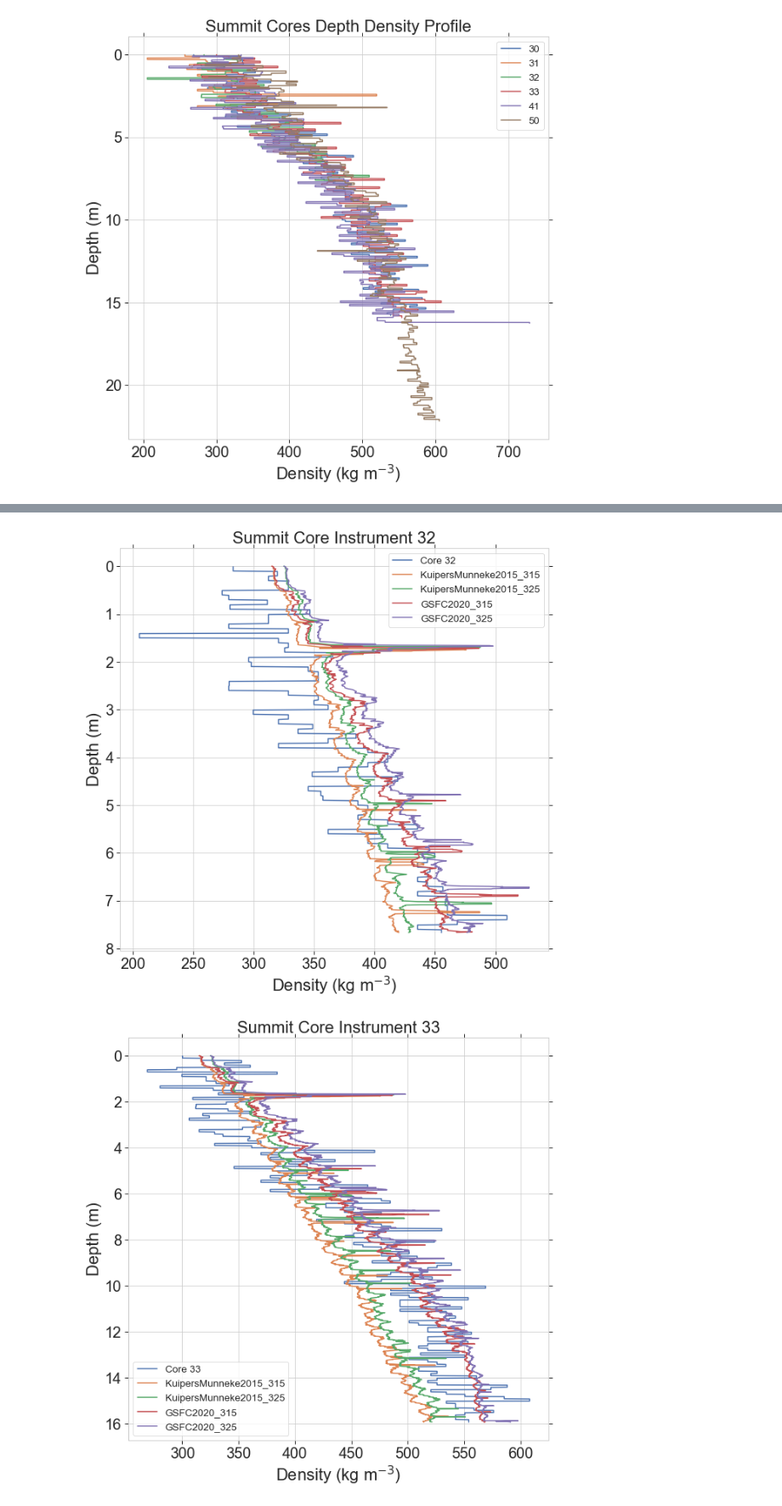
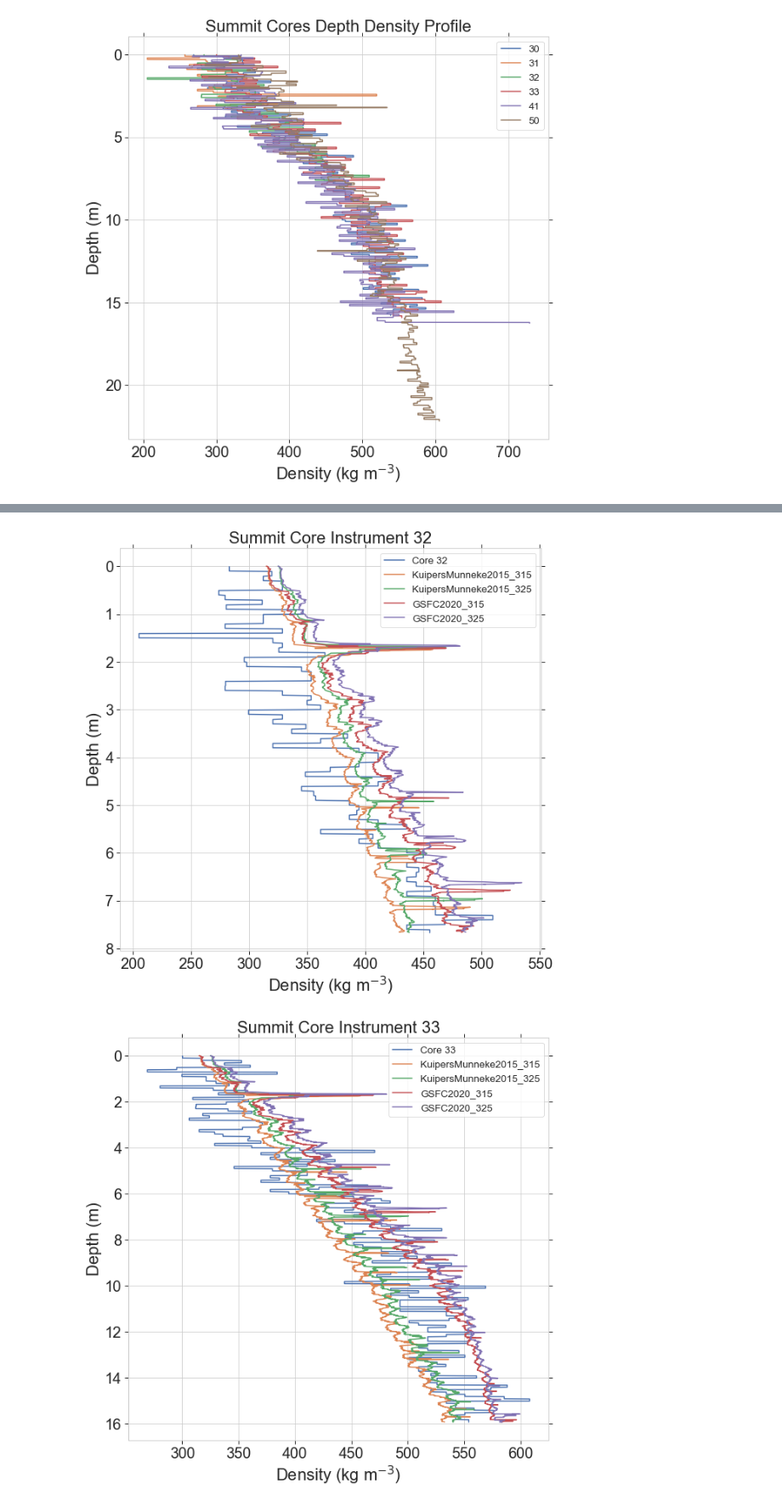
Before and after one commit to maximusjstevens/firncover, a Jupyter notebook: Summit_Model_Comp.ipynb, the cells around one changed output, grey strips where cells are left out. Shown at 85% size. Cells and saved outputs as stored; diff of their text form; code cells hidden in the pictures.

```diff
--- a/Summit_Model_Comp.ipynb
+++ b/Summit_Model_Comp.ipynb
@@ -289,7 +321,7 @@ endf = toYearFraction(i30d.index[-1]) #index [-1] indicating the end
 
 modeled_comp_dict = {}
 
-for model_name in rd.keys():
+for model_name in rd2.keys():
     modeled_comp_dict[model_name]=getModeledCompaction(stdf,endf,st_top,st_bot,model_name)
     # print(modeled_comp_dict[model_name])
 # %%
@@ -313,7 +345,7 @@ for model_name in rd.keys():
 # %%
 ## Loop through all instruments for Summit data
 for II in SumIds:
-    f1,a1 = plt.subplots(figsize=(8,5))
+    f1,a1 = plt.subplots(figsize=(11,6))
     compaction_observed = idict[II]
     compaction_observed['comp_rate_yr'].plot(ax=a1)
     a1.set_title(f'Modeled Compaction Rate Instrument {II}')
@@ -328,15 +360,15 @@ for II in SumIds:
 
     modeled_comp_dict = {}
 
-    for model_name in rd.keys():
+    for model_name in rd2.keys():
         modeled_comp_dict[model_name]=getModeledCompaction(stdf,endf,st_top,st_bot,model_name)
         # print(modeled_comp_dict[model_name])
         comp_dataframe = modeled_comp_dict[model_name]
         a1.plot(comp_dataframe.index,comp_dataframe['comp_rate'],label=model_name)
     a1.legend()
     a1.set_xlabel('Date')
-    a1.set_ylabel('Compaction Rate mm/yr')
+    a1.set_ylabel('Compaction Rate m/yr')
 
-    figfilename = f'Instrument_{II}_{lat_val}_{lon_val}_Modeled_Comp.png'
+    figfilename = f'Tplus{t_adjust}_Instrument_{II}_{lat_val}_{lon_val}_Modeled_Comp.png'
     f1.savefig(figfilename)
 # %% [output]
@@ -426,7 +470,7 @@ a1.set_xlabel('Density (kg m$^{-3}$)')
 a1.set_ylabel('Depth (m)')
 a1.invert_yaxis()
 a1.legend()
-figfilename = f'Core_Depth_Density.png'
+figfilename = f'Tplus{t_adjust}_Core_Depth_Density.png'
 f1.savefig(figfilename)
 # %% [output]
 [figure]
@@ -452,10 +503,10 @@ f1.savefig(figfilename)
 
 def getModeledCores(core_date_dec,model_run):
 
-    i_time_st = np.where(rd[model_run]['model_time']>=core_date_dec)[0][0] #index of when model_time equals the core_date (or first model time step after)
+    i_time_st = np.where(rd2[model_run]['model_time']>=core_date_dec)[0][0] #index of when model_time equals the core_date (or first model time step after)
 
-    model_depth = rd[model_run]['depth'][i_time_st,:] #vector of model node depths at i_time_st
-    model_density = rd[model_run]['density'][i_time_st,:] #vector of model node depths at i_time_st
+    model_depth = rd2[model_run]['depth'][i_time_st,:] #vector of model node depths at i_time_st
+    model_density = rd2[model_run]['density'][i_time_st,:] #vector of model node depths at i_time_st
 
     ### Create a pandas dataframe and add some more columns to get quantity we are interested in
     modeled_cores = pd.DataFrame({'depth':model_depth, 'density': model_density})
@@ -474,30 +525,21 @@ for core_num in core_numbers:
     a1.set_title(f'Summit Core Instrument {core_num}')
     a1.set_xlabel('Density (kg m$^{-3}$)')
     a1.set_ylabel('Depth (m)')
-    # figfilename = f'Core_{core_num}_Depth_Density.png'
-    # f1.savefig(figfilename)
 
     core_maximum_depth = core_to_plot.depth.max() #(MS) let's get the maximum depth of the observed core, and we'll use that to only plot the model outputs to that depth.
-
-    # core_df = Summit_cores.loc[core_num] #(MS) you don't need this because you already have core_to_plot
 
     core_date = core_to_plot.index[0] #(MS) this is the date that the core was drilled, in YYYY-MM-DD format
     core_date_dec = toYearFraction(core_date) #(MS) this is the date that the core was drilled, in decimal date format, e.g. 2015.405
 
     modeled_cores_dict = {}
 
-    for model_name in rd.keys():
+    for model_name in rd2.keys():
         modeled_cores_dict[model_name]=getModeledCores(core_date_dec,model_name)
-        # print(modeled_cores_dict[model_name])
         modeled_cores_dataframe = modeled_cores_dict[model_name] #(MS) this is now a dataframe with the depth and density for a particular model run
-        # a1.plot(cores_dataframe[model_name]['density'],cores_dataframe[model_name]['depth'],label=model_name)
-
         modeled_cores_toplot = modeled_cores_dataframe[modeled_cores_dataframe['depth']<core_maximum_depth]
-
         a1.plot( modeled_cores_toplot['density'], modeled_cores_toplot['depth'],label=model_name) #(MS) 'cores_dataframe' is already selecting just the dataframe for a particular model, so we can directly call the columns in that
-
     a1.legend()
     a1.invert_yaxis() #(MS) note that I put this at the same indentation level as f1,a1 = ...
-    figfilename = f'Modeled_Core_{core_num}_Depth_Density.png'
+    figfilename = f'Tplus{t_adjust}_Modeled_Core_{core_num}_Depth_Density.png'
     f1.savefig(figfilename)
 # %% [output]
@@ -506,2 +548,2 @@ for core_num in core_numbers:
-[figure, old version]
+[figure, new version]
-[figure, old version]
+[figure, new version]
```
Also changed, not shown: parts of 10 cells of this notebook.
